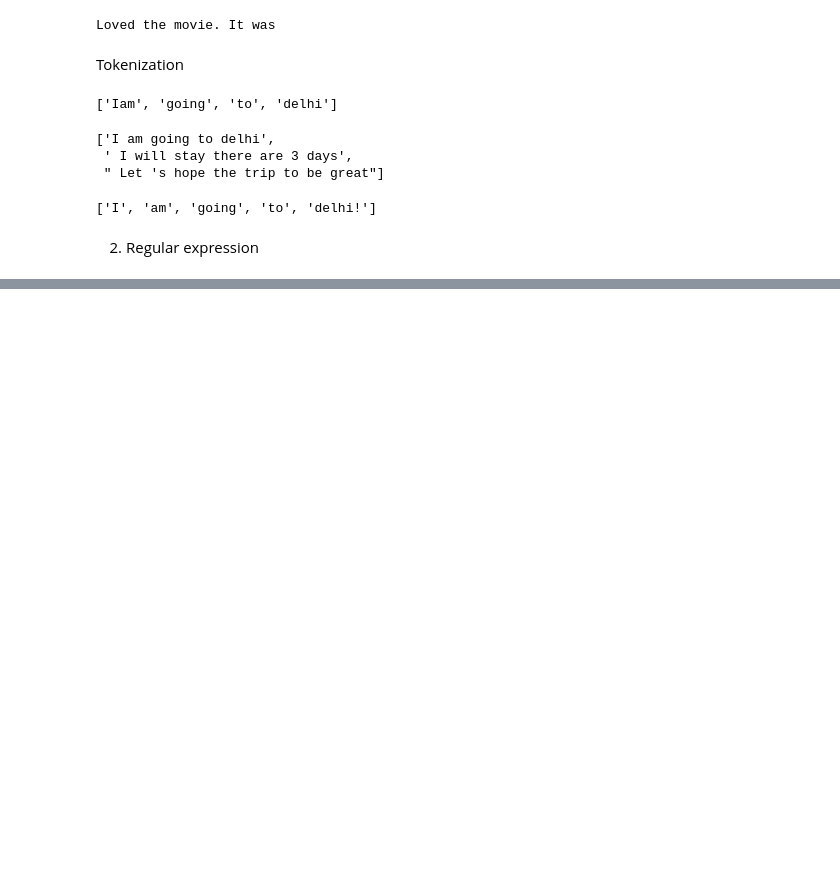
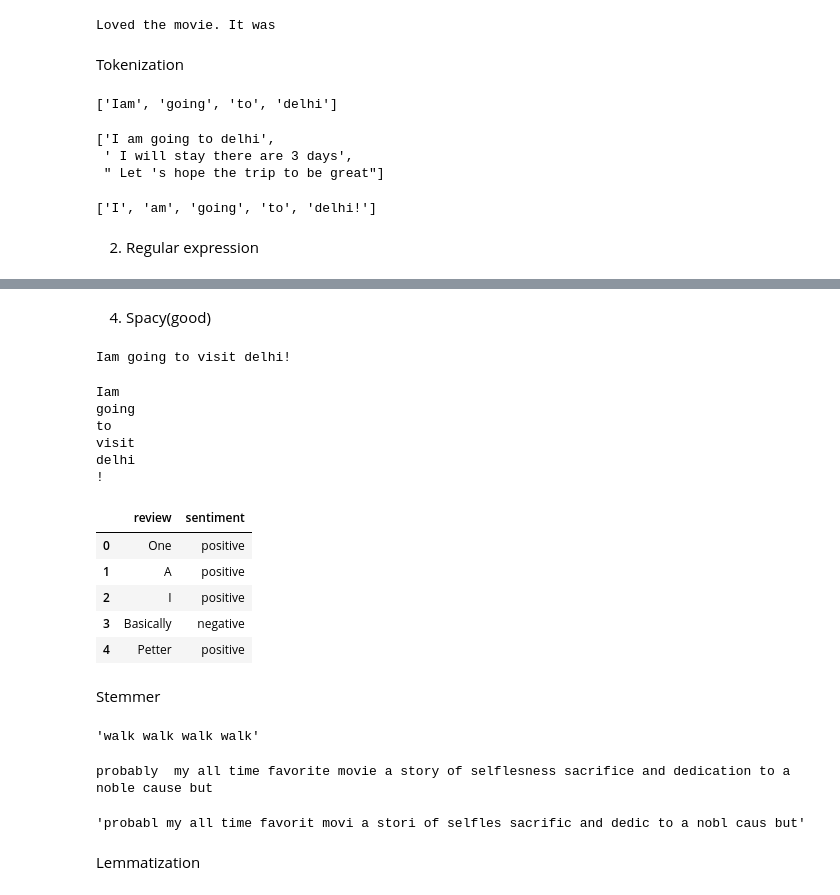
Before and after one commit to npoluri1/GitForLearning, a Jupyter notebook: TextPreprocssing.ipynb, the cells around one changed output, grey strips where cells are left out. Drawn from its saved outputs; the diff is of its cells as text; code cells hidden in the pictures; blank space fills up the shorter version.

```diff
--- a/TextPreprocssing.ipynb
+++ b/TextPreprocssing.ipynb
@@ -378,0 +439,2 @@ sent3.split()
+# %% [markdown]
+4. Spacy(good)
@@ -378,0 +449,26 @@ sent3.split()
+# %%
+doc4=nlp(sent1)
+doc4
+# %% [output]
+Iam going to visit delhi!
+# %%
+for token in doc4:
+     print(token)
+# %% [output]
+Iam
+going
+to
+visit
+delhi
+!
+# %%
+df.head()
+# %% [output]
+|  | review | sentiment |
+| 0 | One | positive |
+| 1 | A | positive |
+| 2 | I | positive |
+| 3 | Basically | negative |
+| 4 | Petter | positive |
+# %% [markdown]
+Stemmer
@@ -378,0 +480,16 @@ sent3.split()
+# %%
+sample="walk walks walking walked"
+stem_words(sample)
+# %% [output]
+'walk walk walk walk'
+# %%
+text="probably  my all time favorite movie a story of selflesness sacrifice and dedication to a noble cause but "
+print(text)
+# %% [output]
+probably  my all time favorite movie a story of selflesness sacrifice and dedication to a noble cause but
+# %%
+stem_words(text)
+# %% [output]
+'probabl my all time favorit movi a stori of selfles sacrific and dedic to a nobl caus but'
+# %% [markdown]
+Lemmatization
```
Also changed, not shown: parts of 28 cells of this notebook.
